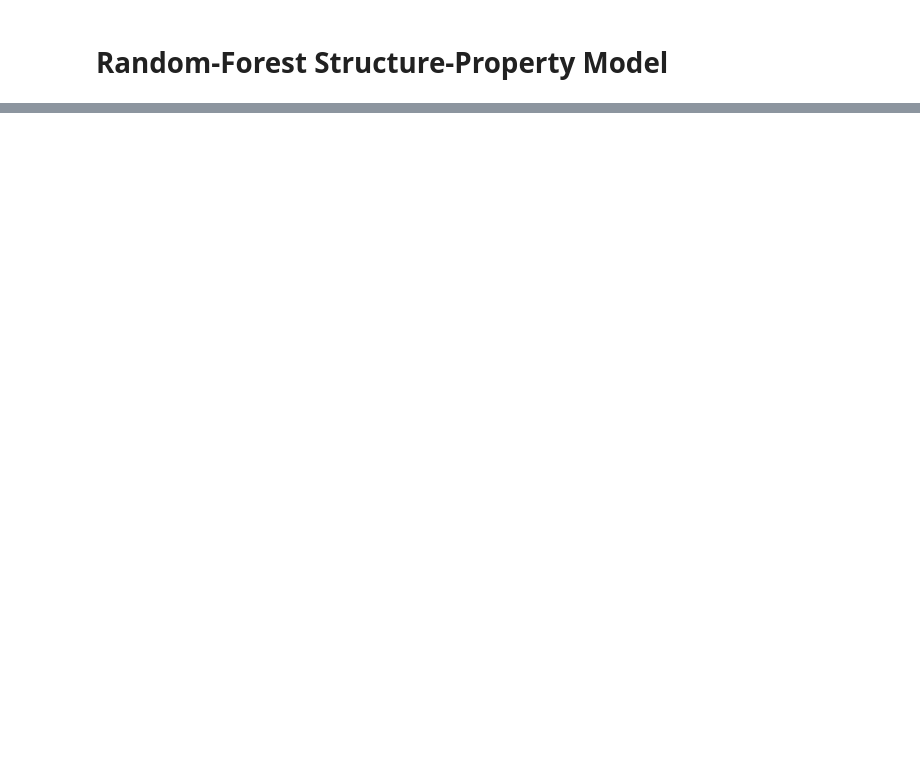
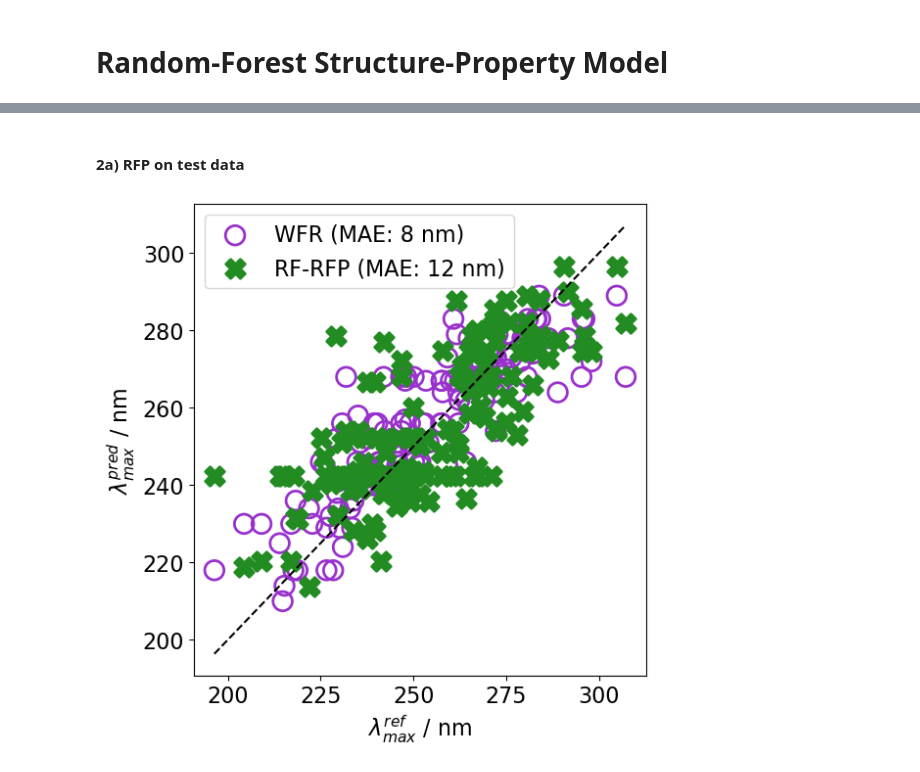
Before and after one commit to CompPhotoChem/ChromoPredict, a Jupyter notebook: examples/RF_Prediction.ipynb, the cells around one changed output, grey strips where cells are left out. Saved outputs shown, nothing was run; the diff lists cells and outputs as text; code cells hidden in the pictures; blank space fills up the shorter version.

```diff
--- a/examples/RF_Prediction.ipynb
+++ b/examples/RF_Prediction.ipynb
@@ -303,11 +147,23 @@ df_test.head(n=4)
+# %% [markdown]
+#### 2a) RFP on test data
 # %%
-def get_rfp_pred(smi, X_test, model):
+# predict on test data
+y_pred = model.predict(X_test)
+df_test = df.loc[X_test.index].copy()
+df_test['nm_rf_rfp'] = y_pred
 
-    unseen_fp = pattern_matches(smi).reshape(1, -1)
-    unseen_df = pd.DataFrame(unseen_fp, columns=X_test.columns)
-    pred = model.predict(unseen_df)[0]
-    #print(f"Predicted absorption max for {smi}: {pred:.2f}")
+mae_wf_test = mean_absolute_error(df_test['nm_b3lyp'], df_test['nm_wfr'])
+mae_rfp_test = mean_absolute_error(df_test['nm_b3lyp'], df_test['nm_rf_rfp'])
 
-    return int(pred)
-
-df_inference['nm_rf_rfp'] = df_inference['smiles'].apply(lambda smi: get_rfp_pred(smi, X_test, model))
+# scatterplot predictions
+fp.plot_multiple_scatter(
+    df_test,
+    x_col='nm_b3lyp',
+    y_cols=['nm_wfr', 'nm_rf_rfp'],
+    labels=[f'WFR (MAE: {int(mae_wf_test)} nm)', f'RF-RFP (MAE: {int(mae_rfp_test)} nm)'],
+    markers=['o', 'X'],
+    colors=['darkorchid', 'forestgreen'],
+    savepath='wf_rf-rfp_test.pdf'
+)
+# %% [output]
+[figure, added]
```
Also changed, not shown: parts of 38 cells of this notebook, 1 other file.
